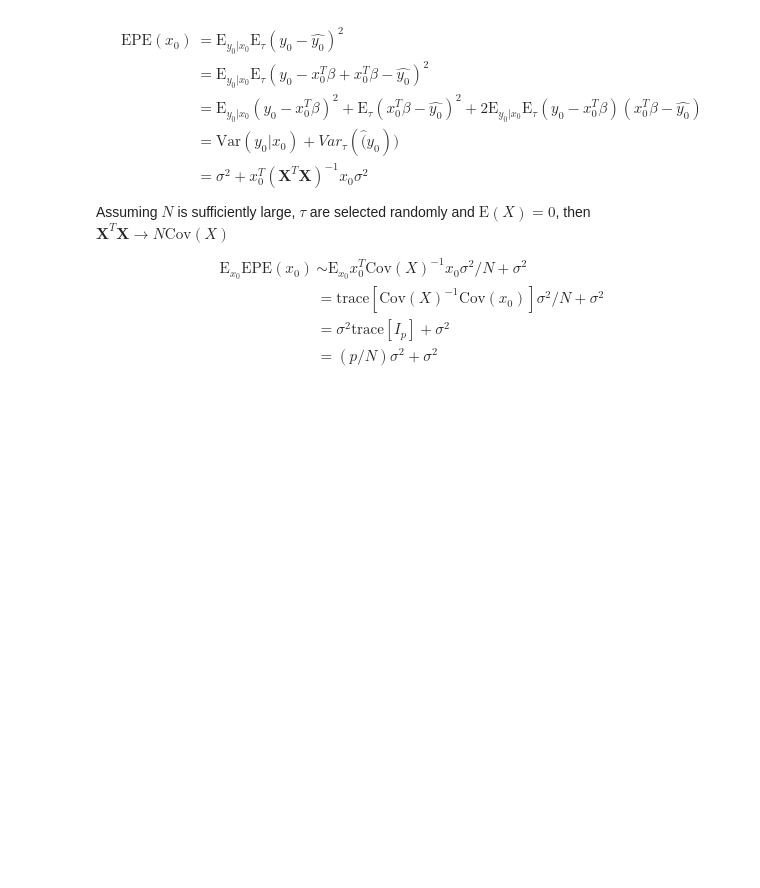
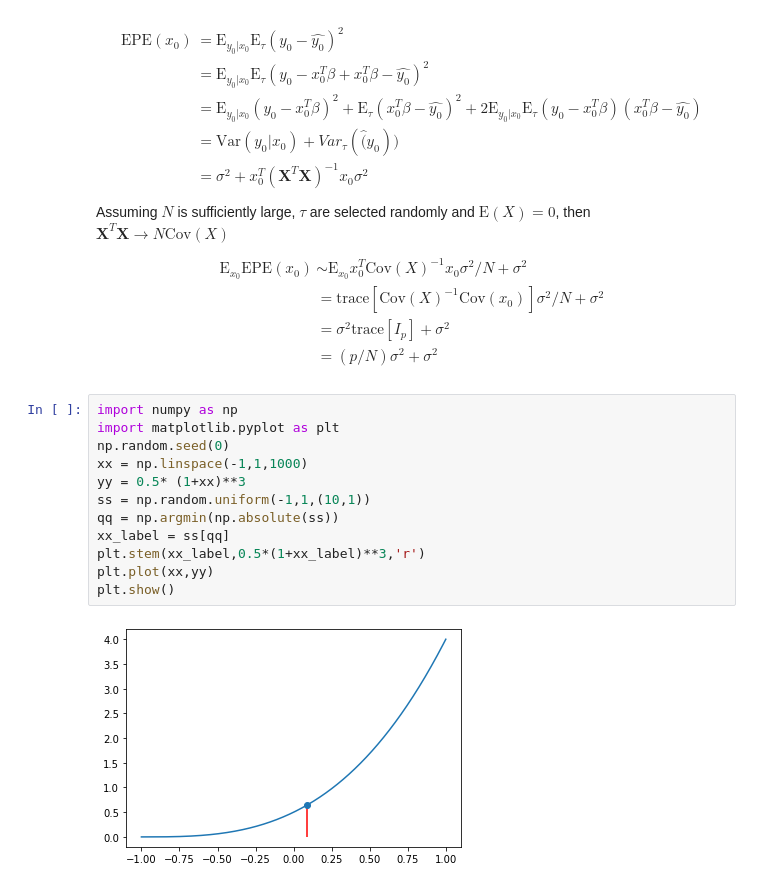
Before and after one commit to bop-hz/stats, a Jupyter notebook: chapter2.ipynb, the cells around one changed output. Cells and saved outputs as stored; diff of their text form; blank space fills up the shorter version.

```diff
--- a/chapter2.ipynb
+++ b/chapter2.ipynb
@@ -382,3 +379,17 @@ Assuming $N$ is sufficiently large, $\tau$ are selected randomly and $\text{E}(X
 & = \sigma^2 \text{trace}[I_p] + \sigma^2 \\
 & = (p/N)\sigma^2 + \sigma^2
 \end{align}
+# %%
+import numpy as np
+import matplotlib.pyplot as plt
+np.random.seed(0)
+xx = np.linspace(-1,1,1000)
+yy = 0.5* (1+xx)**3
+ss = np.random.uniform(-1,1,(10,1))
+qq = np.argmin(np.absolute(ss))
+xx_label = ss[qq]
+plt.stem(xx_label,0.5*(1+xx_label)**3,'r')
+plt.plot(xx,yy)
+plt.show()
+# %% [output]
+[figure, added]
```
Also changed, not shown: parts of 5 cells of this notebook, 1 other file.
